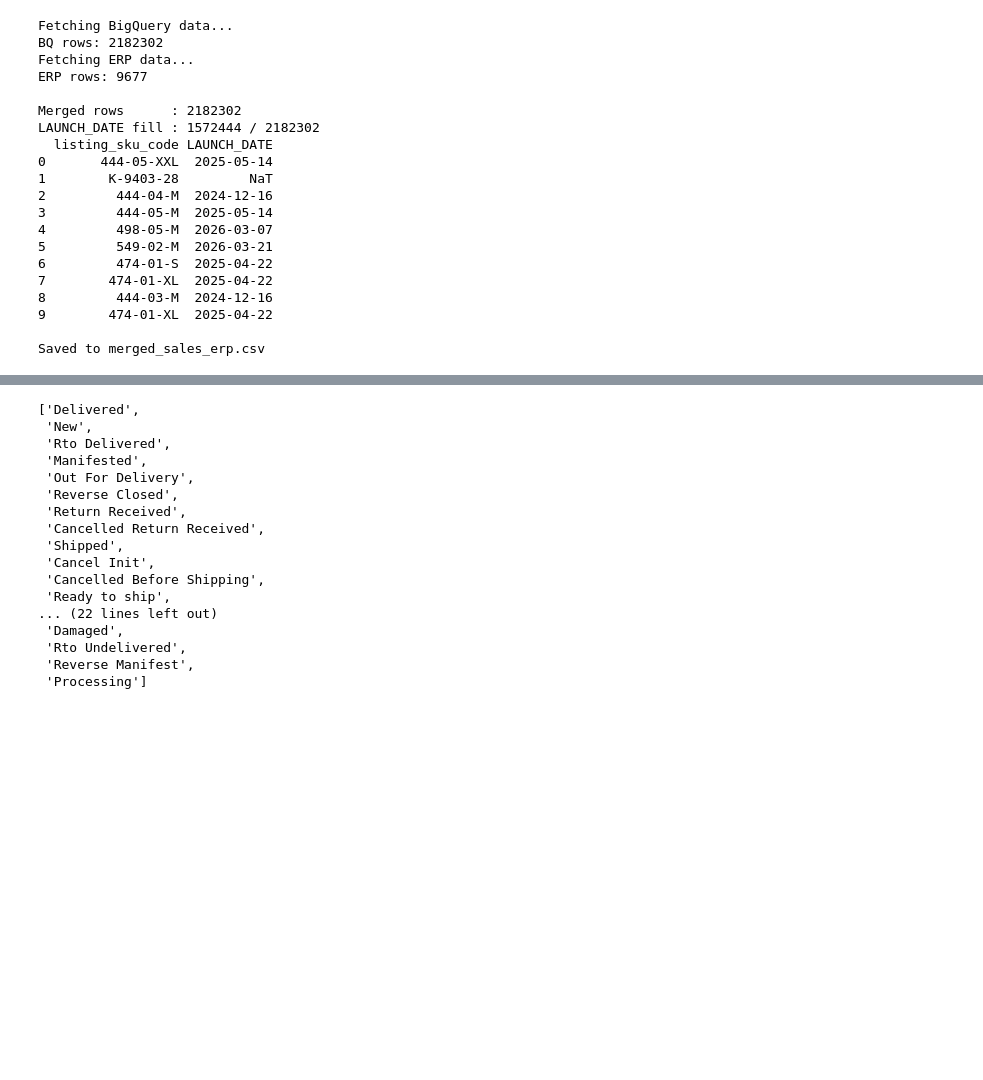
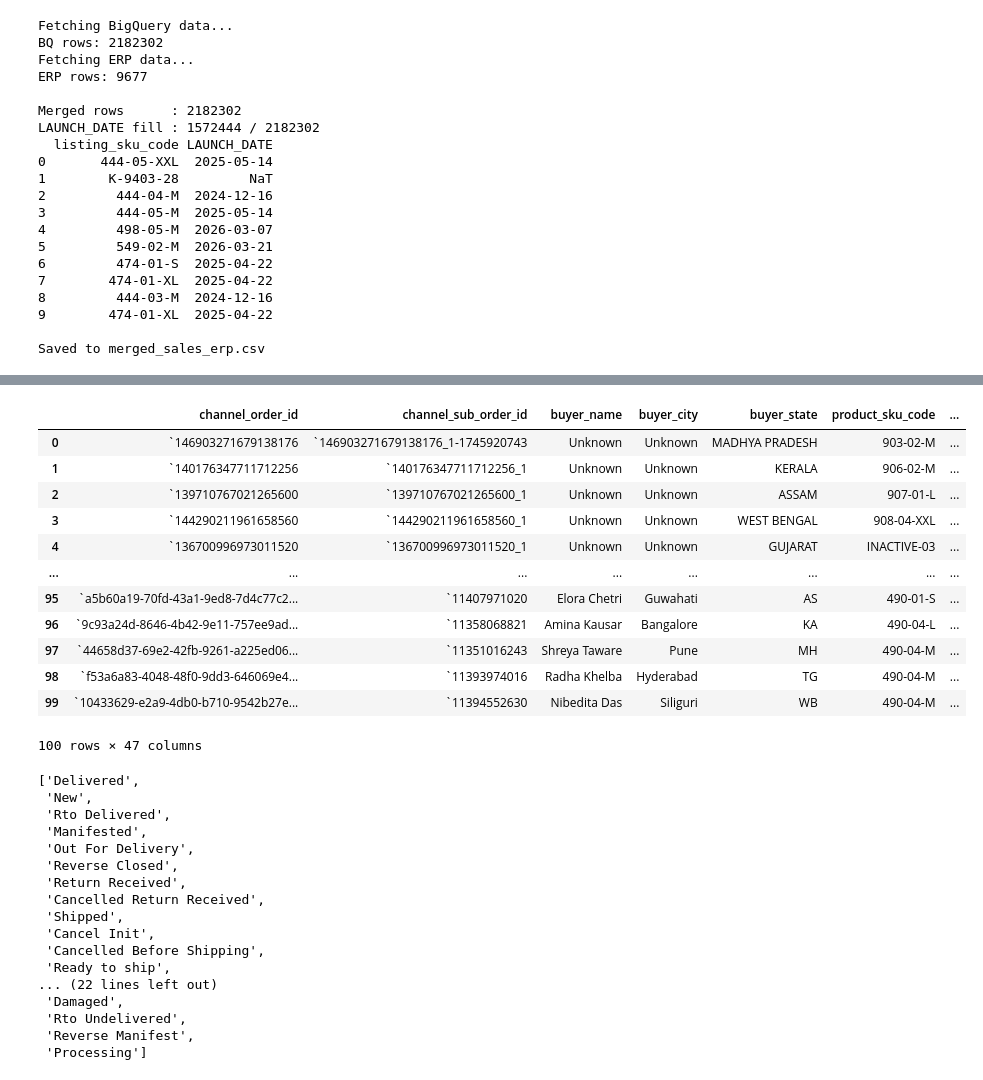
Before and after one commit to orlindatabase-lang/Demand-Forecasting, a Jupyter notebook: archive/sales_&_Master_Design_Wise_Fabric_Detail.ipynb, the cells around one changed output, grey strips where cells are left out. Cells and saved outputs as stored; diff of their text form; code cells hidden in the pictures; blank space fills up the shorter version.

```diff
--- a/archive/sales_&_Master_Design_Wise_Fabric_Detail.ipynb
+++ b/archive/sales_&_Master_Design_Wise_Fabric_Detail.ipynb
@@ -126,3 +128,19 @@ Rows: 2,503,935 | Columns: ['channel_order_id', 'channel_sub_order_id', 'buyer_n
+# %%
+df.head(100)
+# %% [output]
+|  | channel_order_id | channel_sub_order_id | buyer_name | buyer_city | buyer_state | product_sku_code | ... |
+| 0 | `146903271679138176 | `146903271679138176_1-1745920743 | Unknown | Unknown | MADHYA PRADESH | 903-02-M | ... |
+| 1 | `140176347711712256 | `140176347711712256_1 | Unknown | Unknown | KERALA | 906-02-M | ... |
+| 2 | `139710767021265600 | `139710767021265600_1 | Unknown | Unknown | ASSAM | 907-01-L | ... |
+| 3 | `144290211961658560 | `144290211961658560_1 | Unknown | Unknown | WEST BENGAL | 908-04-XXL | ... |
+| 4 | `136700996973011520 | `136700996973011520_1 | Unknown | Unknown | GUJARAT | INACTIVE-03 | ... |
+| ... | ... | ... | ... | ... | ... | ... | ... |
+| 95 | `a5b60a19-70fd-43a1-9ed8-7d4c77c2... | `11407971020 | Elora Chetri | Guwahati | AS | 490-01-S | ... |
+| 96 | `9c93a24d-8646-4b42-9e11-757ee9ad... | `11358068821 | Amina Kausar | Bangalore | KA | 490-04-L | ... |
+| 97 | `44658d37-69e2-42fb-9261-a225ed06... | `11351016243 | Shreya Taware | Pune | MH | 490-04-M | ... |
+| 98 | `f53a6a83-4048-48f0-9dd3-646069e4... | `11393974016 | Radha Khelba | Hyderabad | TG | 490-04-M | ... |
+| 99 | `10433629-e2a9-4db0-b710-9542b27e... | `11394552630 | Nibedita Das | Siliguri | WB | 490-04-M | ... |
+100 rows × 47 columns
 # %%
 df["order_status"].unique().tolist()
 # %% [output]
```
Also changed, not shown: parts of 3 cells of this notebook, 9 other files.
